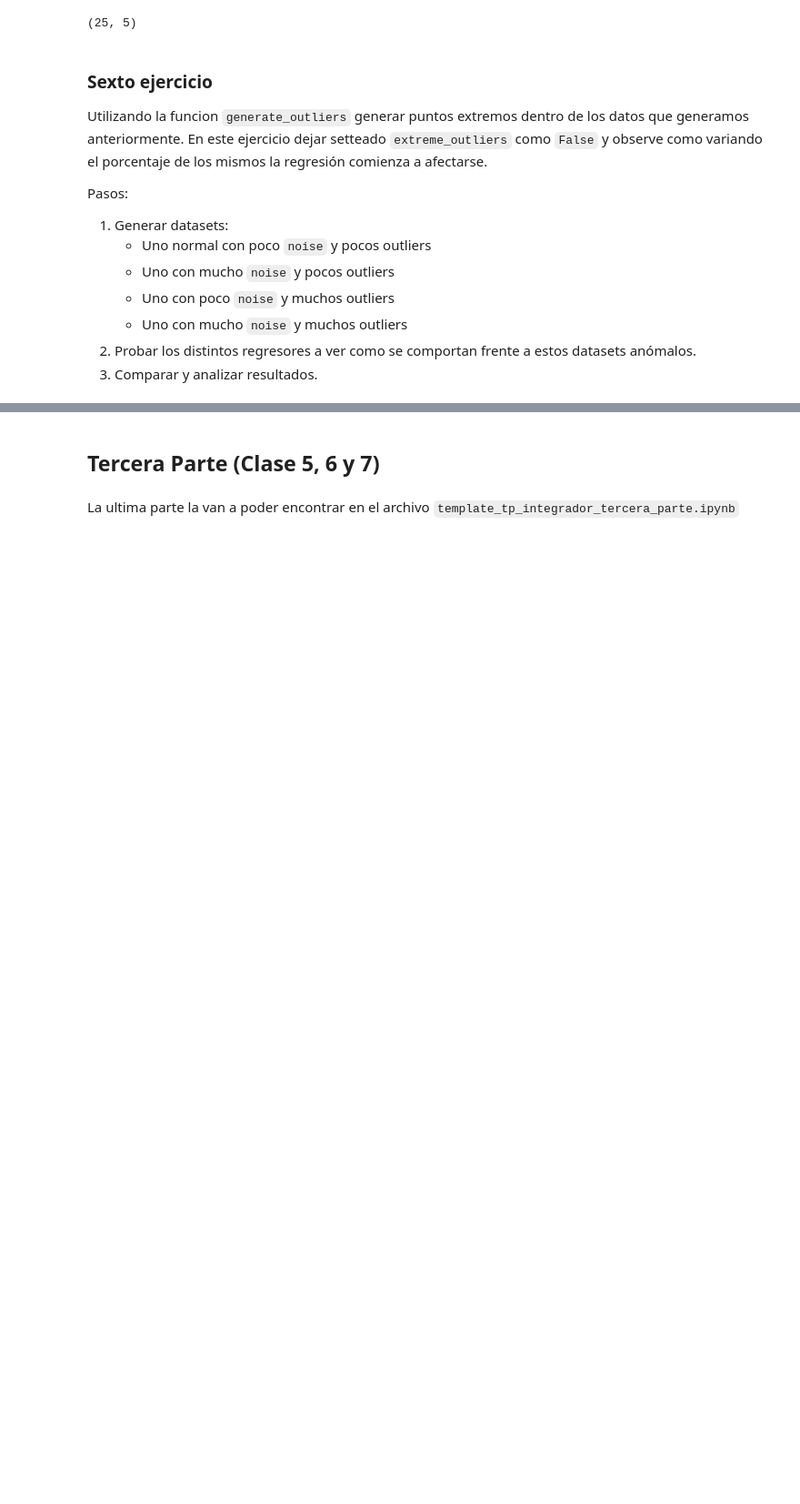
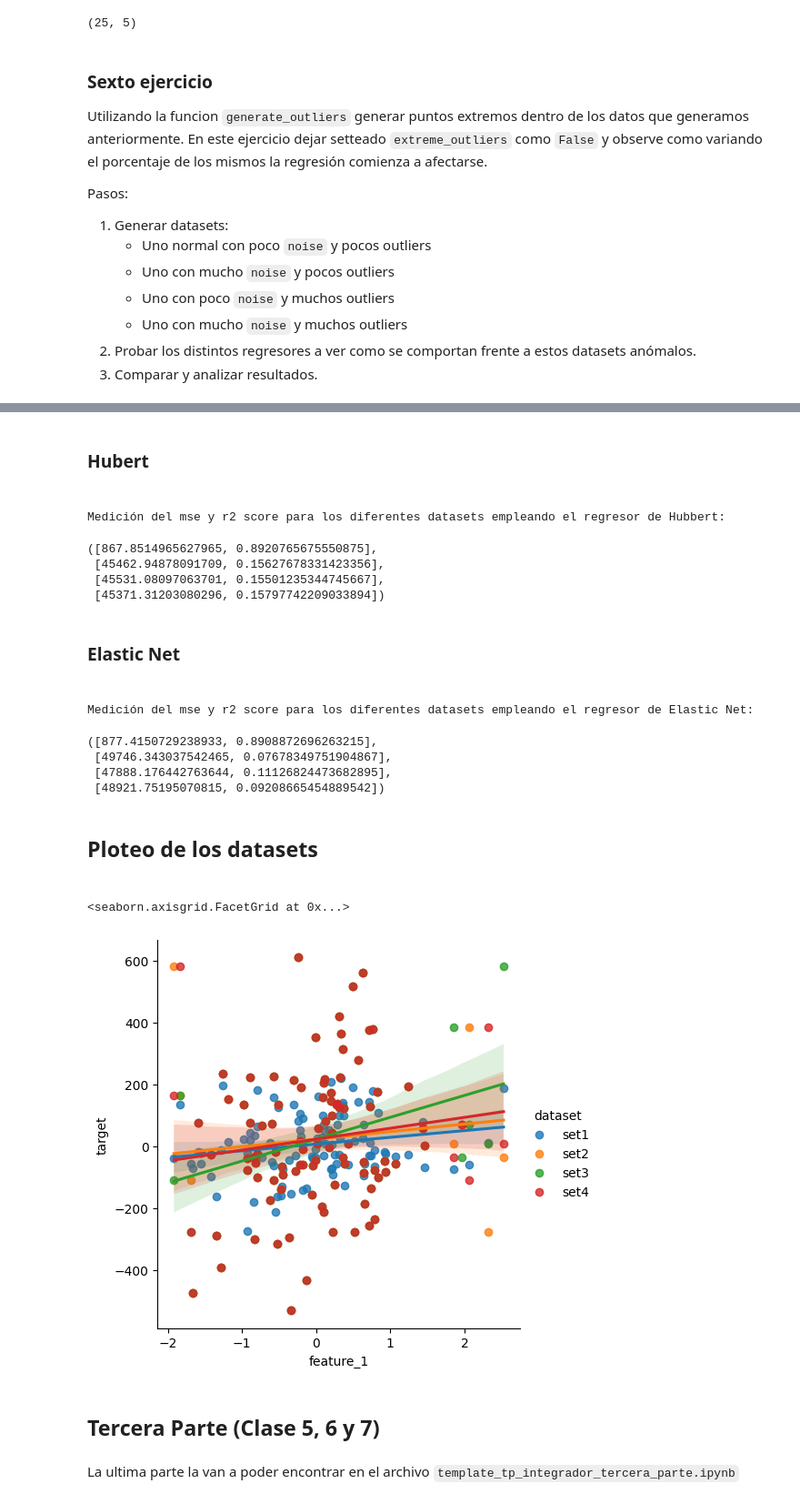
Before and after one commit to BenjaSar/IIA, a Jupyter notebook: tp_integrador.ipynb, the cells around one changed output, grey strips where cells are left out. Shown at 91% size. Saved outputs shown, nothing was run; the diff lists cells and outputs as text; code cells hidden in the pictures; blank space fills up the shorter version.

Commit message:
Se agregaron metricas y ploteo de los  datasets

```diff
--- a/tp_integrador.ipynb
+++ b/tp_integrador.ipynb
@@ -349,0 +350,3 @@ df_2.head()
+# %%
+poco_outlier = 0.01
+df2_outlier= generate_outliers(df2,['feature_1'], percentage = poco_outlier, extreme_outlier = False, two_tailed= True)
@@ -349,0 +388,31 @@ df_2.head()
+# %%
+#Outliers
+muchos_outliers = 0.6
+df3_outlier= generate_outliers(df3,['feature_1'], percentage = muchos_outliers, extreme_outlier = False, two_tailed= True)
+# %%
+#Mucho noise y muchos outliers
+X_4, y_4 = make_regression(n_samples = 100,
+                       n_features = 10,
+                       noise = 200,
+                       n_informative = 5,
+                       random_state = 42)
+
+
+new_data_two= np.append(X_4,y_4.reshape(-1,1),axis=1)
+
+df4 = pd.DataFrame(new_data_two)
+
+new_col = []
+i = 0
+for col in df4.columns:
+    if i ==  len(df4.columns) - 1:
+        new_col.append("target")
+    else :
+        new_col.append("feature_" + str(i+1))
+
+    i += 1
+
+df4.columns = new_col
+
+
+df4.head()
@@ -350,2 +426,2 @@ df_2.head()
 # %%
-df_outlier_2= generate_outliers(df_2,['feature_1', 'feature_2'], percentage = 0.01, extreme_outlier = True, two_tailed= True)
+df4_outlier= generate_outliers(df4,['feature_1'], percentage = muchos_outliers, extreme_outlier = False, two_tailed= True)
@@ -555,3 +647,36 @@ Huber coefficients [50.8147417  -0.63714064 -0.32887015 31.90918762  6.63696484
+# %% [markdown]
+<h3> Hubert <h3>
+# %%
+print("Medición del mse y r2 score para los diferentes datasets empleando el regresor de Hubbert:")
+metric1_hb, metric2_hb, metric3_hb, metric4_hb
+# %% [output]
+Medición del mse y r2 score para los diferentes datasets empleando el regresor de Hubbert:
+([867.8514965627965, 0.8920765675550875],
+ [45462.94878091709, 0.15627678331423356],
+ [45531.08097063701, 0.15501235344745667],
+ [45371.31203080296, 0.15797742209033894])
+# %% [markdown]
+<h3> Elastic Net <h3>
+# %%
+print("Medición del mse y r2 score para los diferentes datasets empleando el regresor de Elastic Net:")
+metric1_enet, metric2_enet, metric3_enet, metric4_enet
+# %% [output]
+Medición del mse y r2 score para los diferentes datasets empleando el regresor de Elastic Net:
+([877.4150729238933, 0.8908872696263215],
+ [49746.343037542465, 0.07678349751904867],
+ [47888.176442763644, 0.11126824473682895],
+ [48921.75195070815, 0.09208665454889542])
+# %% [markdown]
+<h2> Ploteo de los datasets<h2>
+# %%
+sns.lmplot(data = pd.concat([df1_outlier.assign(dataset = 'set1'),
+                                 df2_outlier.assign(dataset = 'set2'), df3_outlier.assign(dataset= "set3"), df4_outlier.assign(dataset="set4")]),
+                x = 'feature_1',
+                y = 'target',
+                hue = 'dataset')
+# %% [output]
+<seaborn.axisgrid.FacetGrid at 0x...>
+[figure, added]
 # %% [markdown]
 ## Tercera Parte (Clase 5, 6 y 7)
 # %% [markdown]
```
Also changed, not shown: parts of 17 cells of this notebook.
